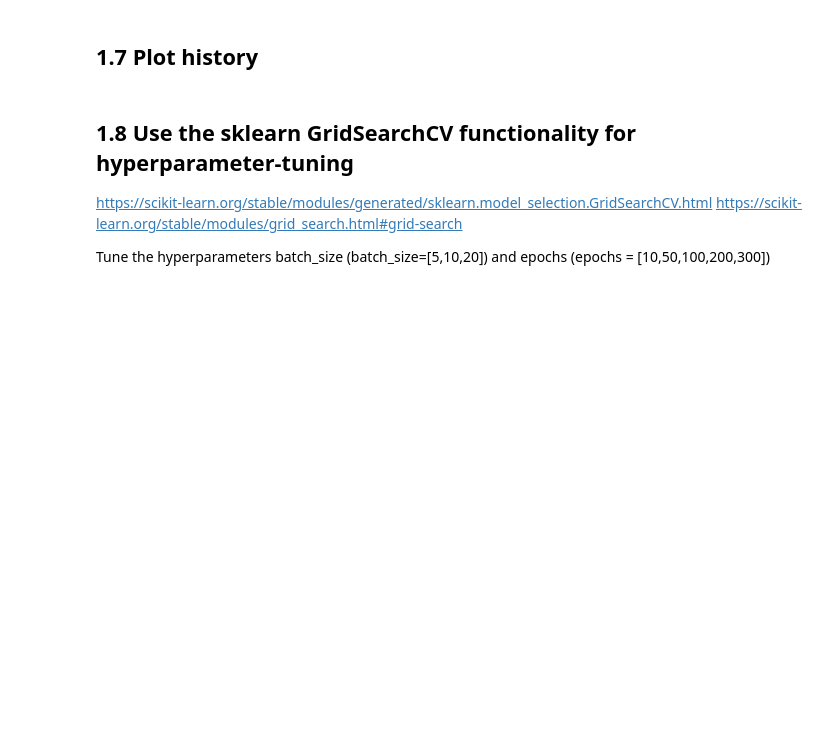
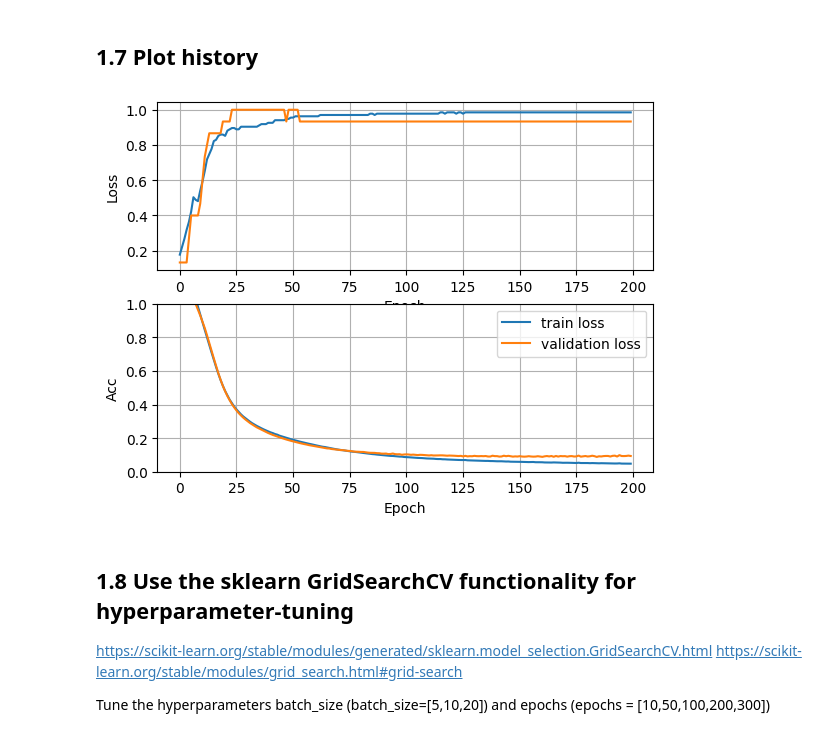
Before and after one commit to Oscilous/SDU-IML, a Jupyter notebook: 8. Deep Learning/Exercise8.ipynb, the cells around one changed output. Drawn from its saved outputs; the diff is of its cells as text; code cells hidden in the pictures; blank space fills up the shorter version.

```diff
--- a/8. Deep Learning/Exercise8.ipynb
+++ b/8. Deep Learning/Exercise8.ipynb
@@ -63,7 +63,7 @@ df['class_numeric'] = le.transform(df['class'])
 ## 1.3 Perform train-test-split and normalize
 # %%
 X = df[['sepal_length_cm','sepal_width_cm','petal_length_cm','petal_width_cm']].values
-y = df['class'].values
+y = df['class_numeric'].values
 
 X_train, X_test, y_train, y_test = model_selection.train_test_split(X , y, test_size=0.1)
 scaler = preprocessing.StandardScaler()
@@ -78,14 +78,11 @@ https://www.tensorflow.org/api_docs/python/tf/keras/Sequential
     - Layer 1: 8 Neurons (ReLU activation)
 - Before returning the model compile the model choosing the appropriate loss function, set optimizer to "adam", and choose metrics=['accuracy']
 # %%
-def create_mode():
-    model = Sequential(
-    [
-        layers.Dense(8, activation="relu", name="layer1"),
-        layers.Dense(3,activation='softmax'),
-    ]
-    )
-    model.compile(x, optimizer = "adam", metrics = "accuracy")
+def create_model():
+    model=Sequential()
+    model.add(layers.Dense(8,input_dim=4,activation='relu'))
+    model.add(layers.Dense(3,activation='softmax'))
+    model.compile(loss='categorical_crossentropy',optimizer='adam',metrics=['accuracy'])
     return model
 # %% [markdown]
 ## 1.5 Change the label to one hot vector
@@ -103,4 +101,5 @@ ValueError: Must have equal len keys and value when setting with an iterable
 # %% [markdown]
 ## 1.6 Create and fit model and predict labels
 # %%
-# ---- your code goes here ---
+mymodel = create_model()
+history = mymodel.fit(X_train_normalized,y_train,validation_data=(X_test_normalized, y_test), batch_size=5,epochs=200,verbose=2)
@@ -107,7 +135,28 @@ ValueError: Must have equal len keys and value when setting with an iterable
 # %% [markdown]
 ## 1.7 Plot history
+# %%
+def plot_loss(history):
+    fig, ax = plt.subplots(2)
+
+    ax[0].plot(history.history['accuracy'], label='train accuracy')
+    ax[0].plot(history.history['val_accuracy'], label='validation accuracy')
+    ax[0].set_xlabel('Epoch')
+    ax[0].set_ylabel('Loss')
+    ax[0].grid()
+
+
+    ax[1].plot(history.history['loss'], label='train loss')
+    ax[1].plot(history.history['val_loss'], label='validation loss')
+    ax[1].set_xlabel('Epoch')
+    ax[1].set_ylabel('Acc')
+    ax[1].set_ylim([0, 1])
+    ax[1].grid()
+    plt.legend()
+    plt.grid(True)
 # %%
-# --- Here goes your code ---
+plot_loss(history)
+# %% [output]
+[figure, added]
 # %% [markdown]
 ## 1.8 Use the sklearn GridSearchCV functionality for hyperparameter-tuning
 https://scikit-learn.org/stable/modules/generated/sklearn.model_selection.GridSearchCV.html
```
Also changed, not shown: parts of 8 cells of this notebook.
